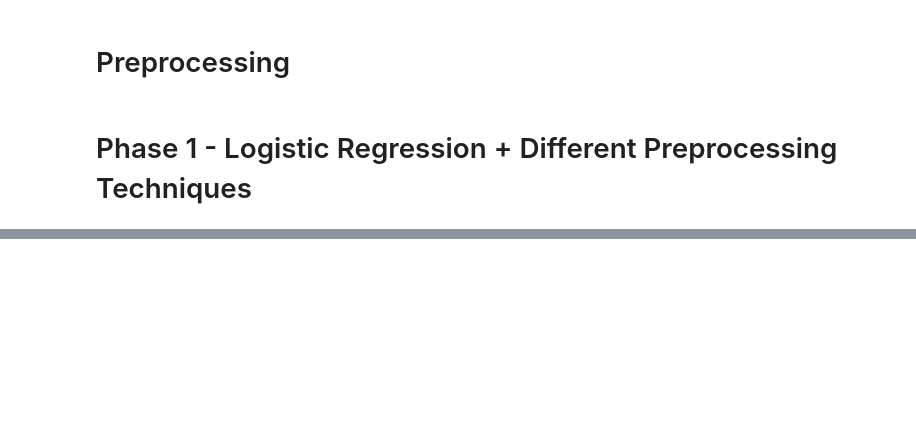
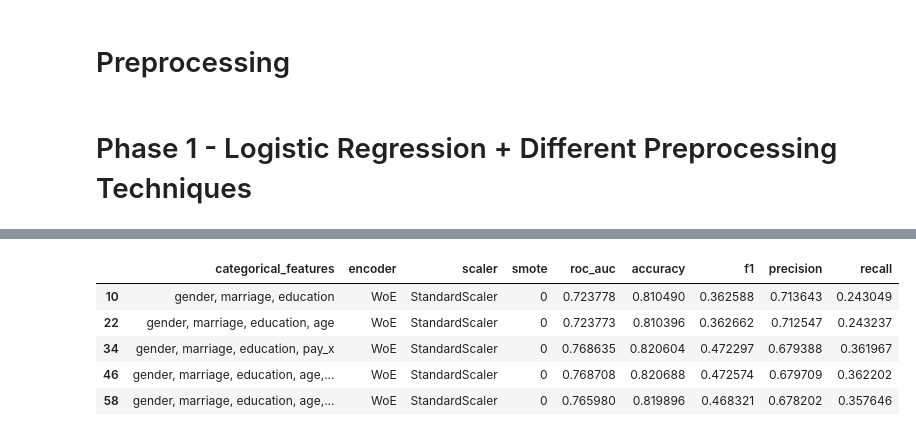
Before and after one commit to niimo753/credit-card-default-prediction-taiwan, a Jupyter notebook: notebooks/phase_1.ipynb, the cells around one changed output, grey strips where cells are left out. Cells and saved outputs as stored; diff of their text form; code cells hidden in the pictures; blank space fills up the shorter version.

```diff
--- a/notebooks/phase_1.ipynb
+++ b/notebooks/phase_1.ipynb
@@ -346,2 +356,9 @@ phase1_result.loc[(phase1_result['scaler'] == "StandardScaler") & (phase1_result
 # %%
-std_woe = phase1_result.loc[(phase1_result['scaler'] == "StandardScaler") & (phase1_result['encoder'] == "WoE")]
+output_df.loc[(output_df['smote']==0) & (output_df['scaler']=="StandardScaler") & (output_df['encoder']=="WoE")]
+# %% [output]
+|  | categorical_features | encoder | scaler | smote | roc_auc | accuracy | f1 | precision | recall |
+| 10 | gender, marriage, education | WoE | StandardScaler | 0 | 0.723778 | 0.810490 | 0.362588 | 0.713643 | 0.243049 |
+| 22 | gender, marriage, education, age | WoE | StandardScaler | 0 | 0.723773 | 0.810396 | 0.362662 | 0.712547 | 0.243237 |
+| 34 | gender, marriage, education, pay_x | WoE | StandardScaler | 0 | 0.768635 | 0.820604 | 0.472297 | 0.679388 | 0.361967 |
+| 46 | gender, marriage, education, age,... | WoE | StandardScaler | 0 | 0.768708 | 0.820688 | 0.472574 | 0.679709 | 0.362202 |
+| 58 | gender, marriage, education, age,... | WoE | StandardScaler | 0 | 0.765980 | 0.819896 | 0.468321 | 0.678202 | 0.357646 |
```
Also changed, not shown: parts of 23 cells of this notebook, 12 other files.
